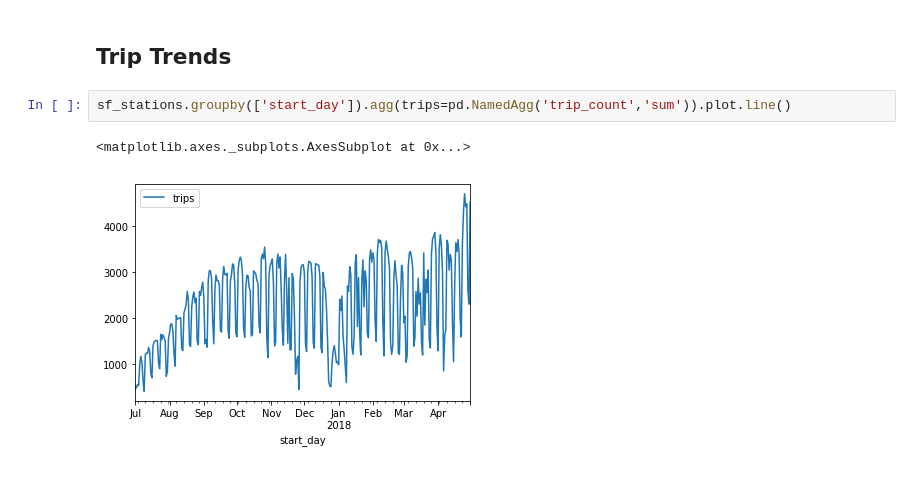
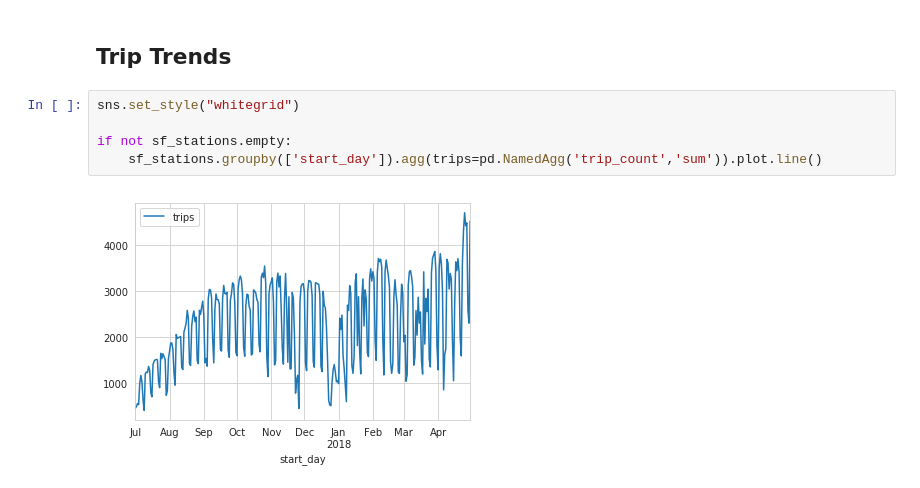
Before and after one commit to norbert-liki/notebooks-ci-demo, a Jupyter notebook: demo.ipynb, the cells around one changed output. Drawn from its saved outputs; the diff is of its cells as text.

```diff
--- a/demo.ipynb
+++ b/demo.ipynb
@@ -60,7 +62,9 @@ sf_stations.groupby(['name']).agg(trip_count=pd.NamedAgg('trip_count','sum')).so
 # %% [markdown]
 ## Trip Trends
 # %%
-sf_stations.groupby(['start_day']).agg(trips=pd.NamedAgg('trip_count','sum')).plot.line()
+sns.set_style("whitegrid")
+
+if not sf_stations.empty:
+    sf_stations.groupby(['start_day']).agg(trips=pd.NamedAgg('trip_count','sum')).plot.line()
 # %% [output]
-<matplotlib.axes._subplots.AxesSubplot at 0x...>
-[figure, old version]
+[figure, new version]
```
Also changed, not shown: parts of 2 cells of this notebook, 2 other files.
